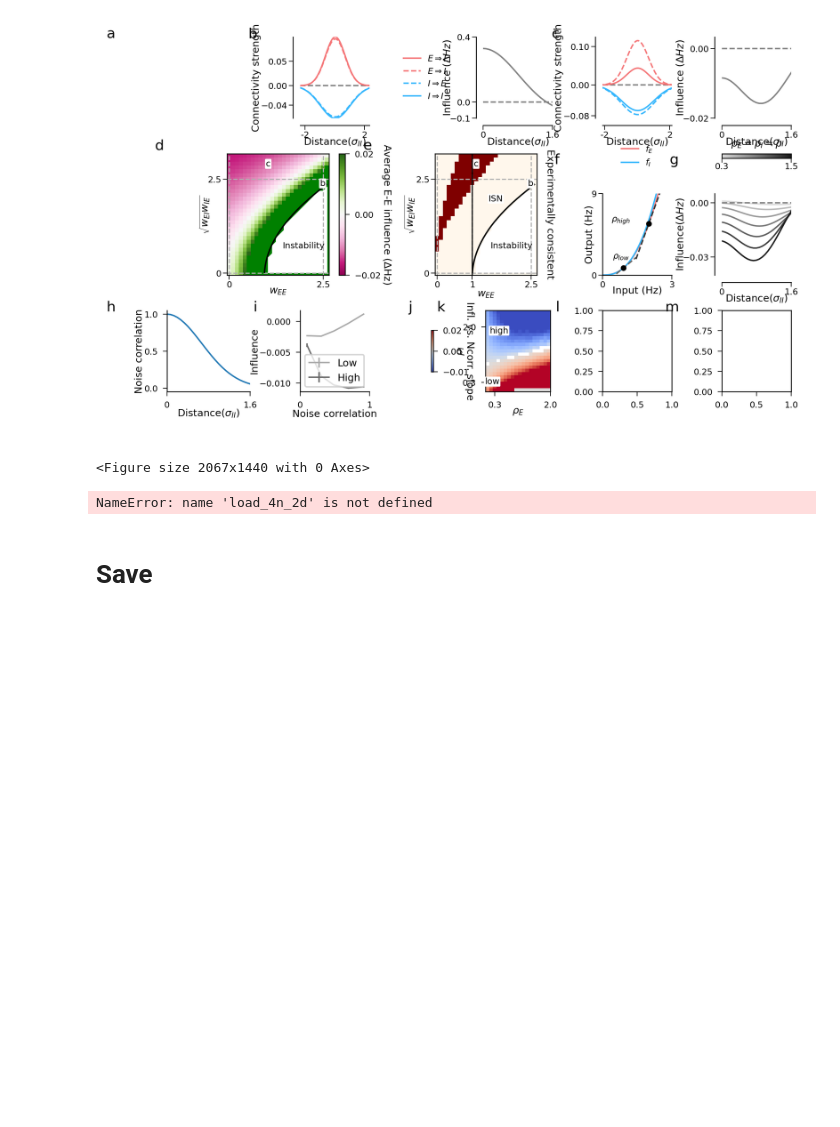
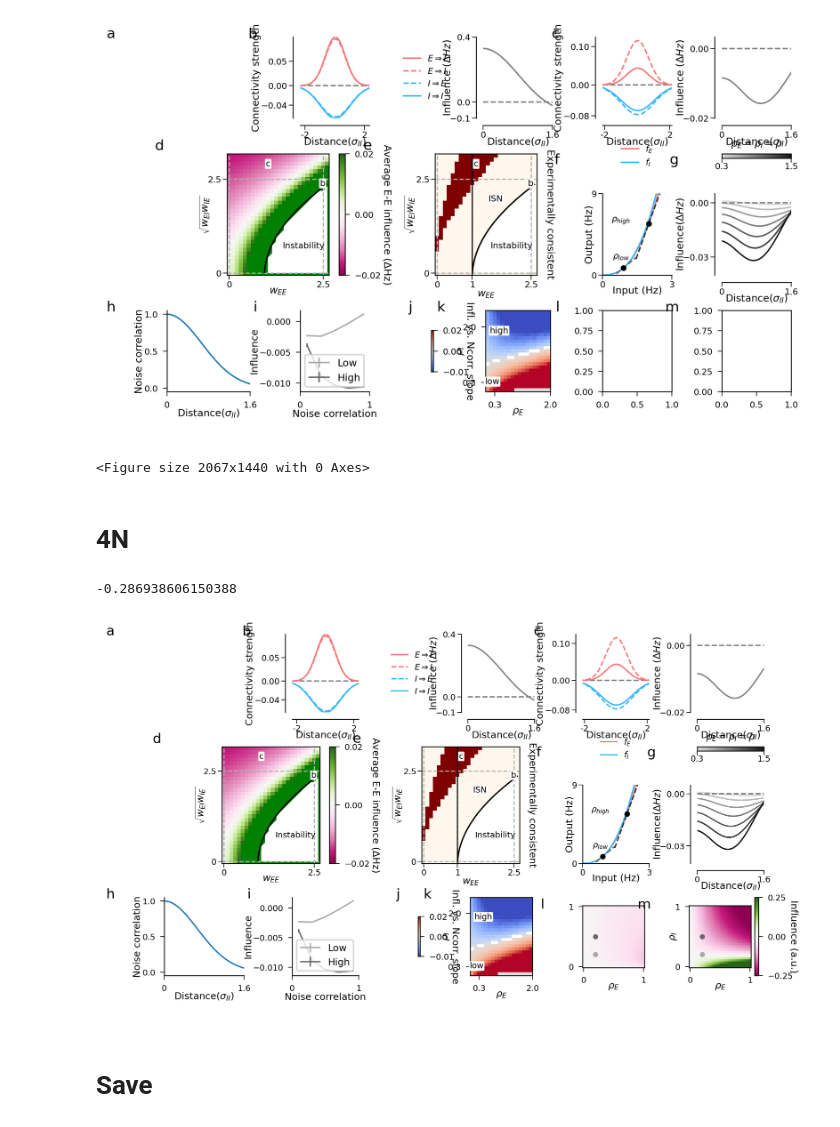
Before and after one commit to kaschube-lab/Influence_mapping, a Jupyter notebook: demos/fig4.ipynb, the cells around one changed output. Cells and saved outputs as stored; diff of their text form; code cells hidden in the pictures; blank space fills up the shorter version.

```diff
--- a/demos/fig4.ipynb
+++ b/demos/fig4.ipynb
@@ -485,9 +486,9 @@ axes[name].plot(x, y2, color='#33B6FD',label=r'$f_I$')
 
 # Points for tangent lines
 x_tangent_points = [0.9, 2.0]
-colors = [ '#666666', '#333333']  # More visible greys
+color_ls = [ '#666666', '#333333']  # More visible greys
 
-for x0, color in zip(x_tangent_points, colors):
+for x0, color in zip(x_tangent_points, color_ls):
     y0 = x0**p
     slope = p * (x0**(p-1))
 
@@ -718,14 +719,74 @@ fig
 # %% [output]
 [figure]
 <Figure size 2067x1440 with 0 Axes>
+# %% [markdown]
+# 4N
 # %%
-name = 'm'
+name1 = 'm'
+name2 = 'l'
 
-far, near = load_4n_2d()
+gammaE=0.012
+gammaI=0.14
+near = influence_4n(gammaI=gammaI, gammaE=gammaE)
+far = influence_4n(gammaI=1, gammaE=1)
 
-axes['name']
+# --- Shared color scale centered at 0 ---
+vmin = min(far.min(), near.min())
+print(vmin)
+vmax = max(far.max(), near.max())
+norm = colors.TwoSlopeNorm(vmin=-0.25, vcenter=0, vmax=0.25)
+
+# --- imshow 1 (plot k) ---
+im1 = axes[name1].imshow(far, cmap='PiYG', norm=norm)
+axes[name1].invert_yaxis()
+
+# Tick positions: start (0) and end (N-1)
+N = far.shape[0]
+axes[name1].set_xticks([0, N-1])
+axes[name1].set_xticklabels(['0', '1'])
+axes[name1].set_yticks([0, N-1])
+axes[name1].set_yticklabels(['0', '1'])
+
+# Axis labels for plot k
+axes[name1].set_xlabel(r'$\rho_E$',labelpad=-2)
+axes[name1].set_ylabel(r'$\rho_I$',labelpad=-2)
+
+# --- imshow 2 (plot l) ---
+im2 = axes[name2].imshow(near, cmap='PiYG', norm=norm)
+axes[name2].invert_yaxis()
+
+M = near.shape[0]
+axes[name2].set_xticks([0, M-1])
+axes[name2].set_xticklabels(['0', '1'])
+axes[name2].set_yticks([0, M-1])
+axes[name2].set_yticklabels(['0', '1'])
+axes[name2].set_xlabel(r'$\rho_E$',labelpad=-2)
+# axes[name2].set_ylabel(r'$\rho_I$',labelpad=-2)
+
+# ---- Add marker circles ----
+# First point: rho_E = 0.2, rho_I = 0.2 → darkgrey
+axes[name1].scatter(0.2 * (N-1), 0.2 * (N-1),
+                    s=5, facecolors='darkgrey', edgecolors='darkgrey', linewidths=1.5)
+axes[name2].scatter(0.2 * (M-1), 0.2 * (M-1),
+                    s=5, facecolors='darkgrey', edgecolors='darkgrey', linewidths=1.5)
+
+# Second point: rho_E = 0.2, rho_I = 0.5 → dimgrey
+axes[name1].scatter(0.2 * (N-1), 0.5 * (N-1),
+                    s=5, facecolors='dimgrey', edgecolors='dimgrey', linewidths=1.5)
+axes[name2].scatter(0.2 * (M-1), 0.5 * (M-1),
+                    s=5, facecolors='dimgrey', edgecolors='dimgrey', linewidths=1.5)
+
+# --- Shared colorbar with label ---
+cbar = fig.colorbar(im2, ax=[axes[name1], axes[name2]],
+                    orientation='vertical', fraction=0.05, pad=0.02)
+cbar.set_label('Influence (a.u.)',rotation=270)
+cbar.set_ticks([-0.25, 0, 0.25])
+
+
+fig
 # %% [output]
-NameError: name 'load_4n_2d' is not defined
+-0.286938606150388
+[figure, added]
 # %% [markdown]
 # Save
 # %%
```
Also changed, not shown: parts of 1 cell of this notebook, 2 other files.
